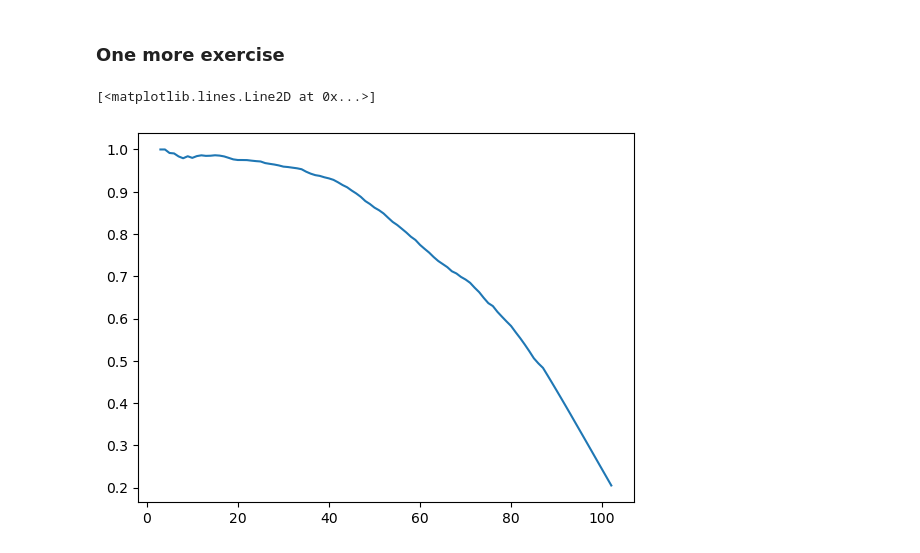
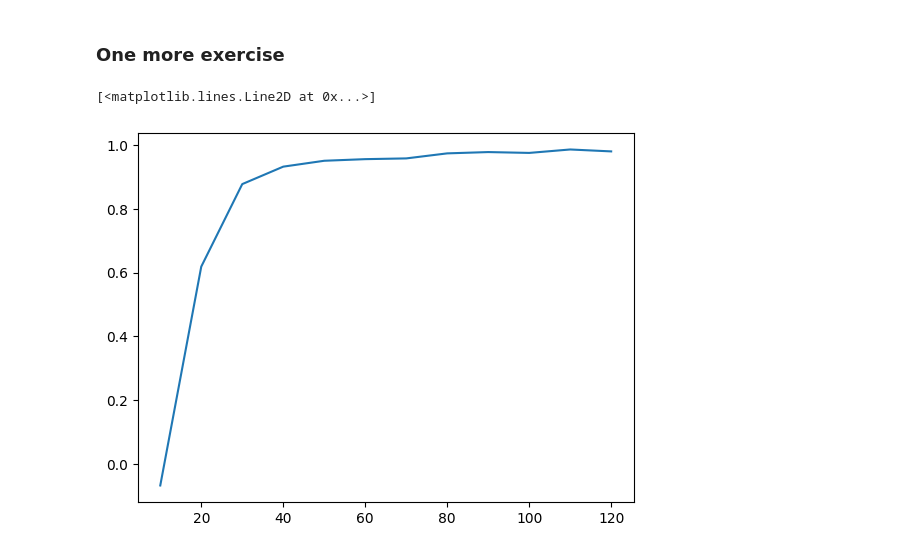
Before and after one commit to Changomango0903/CS3920-Machine-Learning, a Jupyter notebook: Lab4.ipynb, the cells around one changed output. Cells and saved outputs as stored; diff of their text form; code cells hidden in the pictures.

Commit message:
fix: altered learning curve in Lab4 final question

```diff
--- a/Lab4.ipynb
+++ b/Lab4.ipynb
@@ -181,16 +181,17 @@ Exercise <br>
 # %%
 from sklearn.datasets import load_iris
 
 iris = load_iris()
-X_train, X_test, Y_train, Y_test = train_test_split(iris["data"], iris["target"])
 K_max = 100
 results = np.empty(K_max)
-for k in range(K_max):
-    knn = KNeighborsRegressor(n_neighbors=k+1)
-    X_train, X_test, Y_train, Y_test = train_test_split(iris["data"], iris["target"], random_state=42)
+knn = KNeighborsRegressor(n_neighbors=10)
+train_sizes = np.array([10, 20, 30, 40, 50, 60, 70, 80, 90, 100, 110, 120])
+results = np.empty(train_sizes.size)
+for k in range(train_sizes.size):
+    X_train, X_test, Y_train, Y_test = train_test_split(iris["data"], iris["target"], train_size = train_sizes[k], random_state=42)
     knn.fit(X_train, Y_train)
     results[k] = knn.score(X_test, Y_test)
-plt.plot(np.arange(K_max)+3, results)
+plt.plot(train_sizes, results)
 # %% [output]
 [<matplotlib.lines.Line2D at 0x...>]
-[figure, old version]
+[figure, new version]
```
